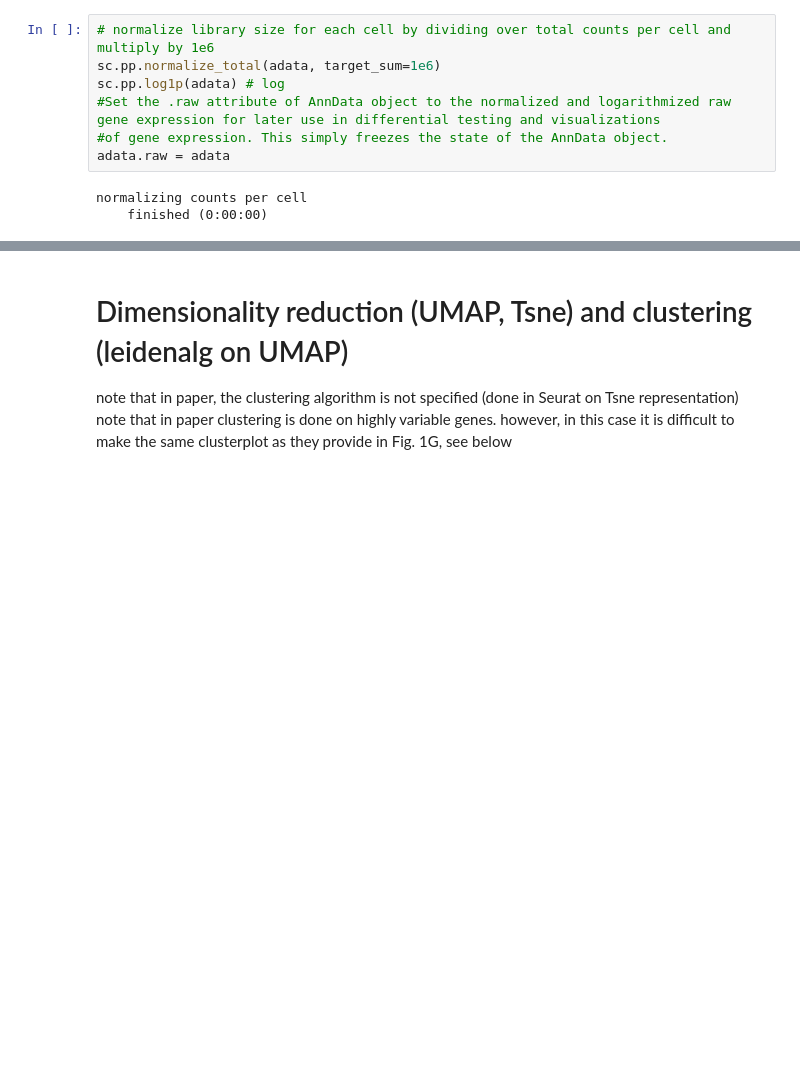
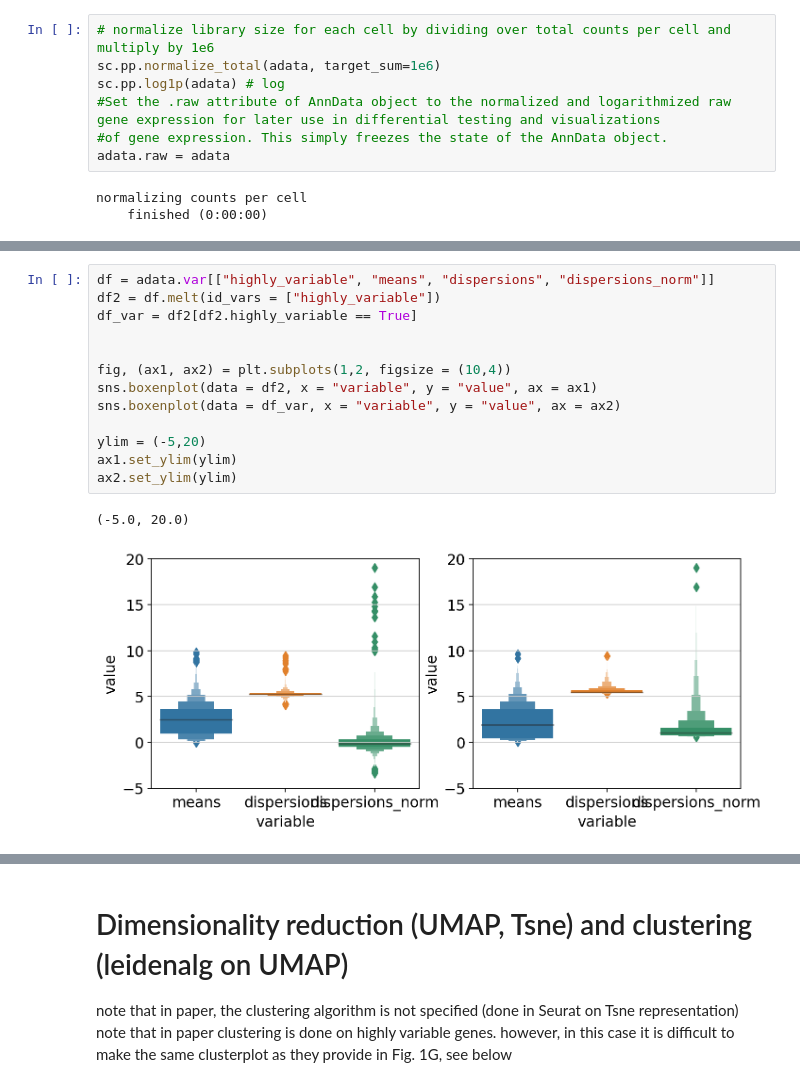
Before and after one commit to burt-sysbio/tcell_scRNAseq, a Jupyter notebook: notebooks/ciucci_analysis.ipynb, the cells around one changed output, grey strips where cells are left out. Drawn from its saved outputs; the diff is of its cells as text; blank space fills up the shorter version.

```diff
--- a/notebooks/ciucci_analysis.ipynb
+++ b/notebooks/ciucci_analysis.ipynb
@@ -191,0 +192,16 @@ extracting highly variable genes
+# %%
+df = adata.var[["highly_variable", "means", "dispersions", "dispersions_norm"]]
+df2 = df.melt(id_vars = ["highly_variable"])
+df_var = df2[df2.highly_variable == True]
+
+
+fig, (ax1, ax2) = plt.subplots(1,2, figsize = (10,4))
+sns.boxenplot(data = df2, x = "variable", y = "value", ax = ax1)
+sns.boxenplot(data = df_var, x = "variable", y = "value", ax = ax2)
+
+ylim = (-5,20)
+ax1.set_ylim(ylim)
+ax2.set_ylim(ylim)
+# %% [output]
+(-5.0, 20.0)
+[figure, added]
```
Also changed, not shown: parts of 3 cells of this notebook, 1 other file.
